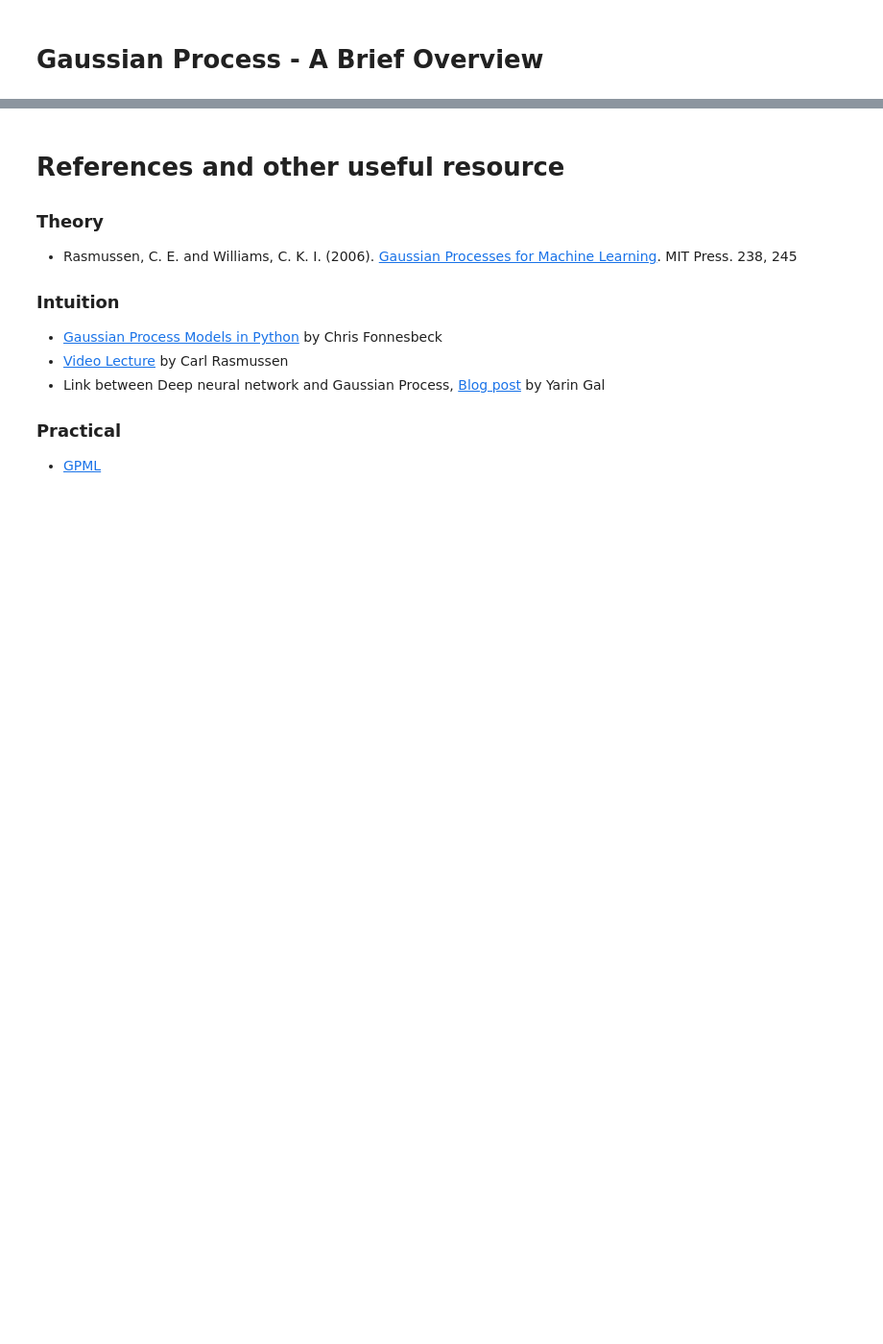
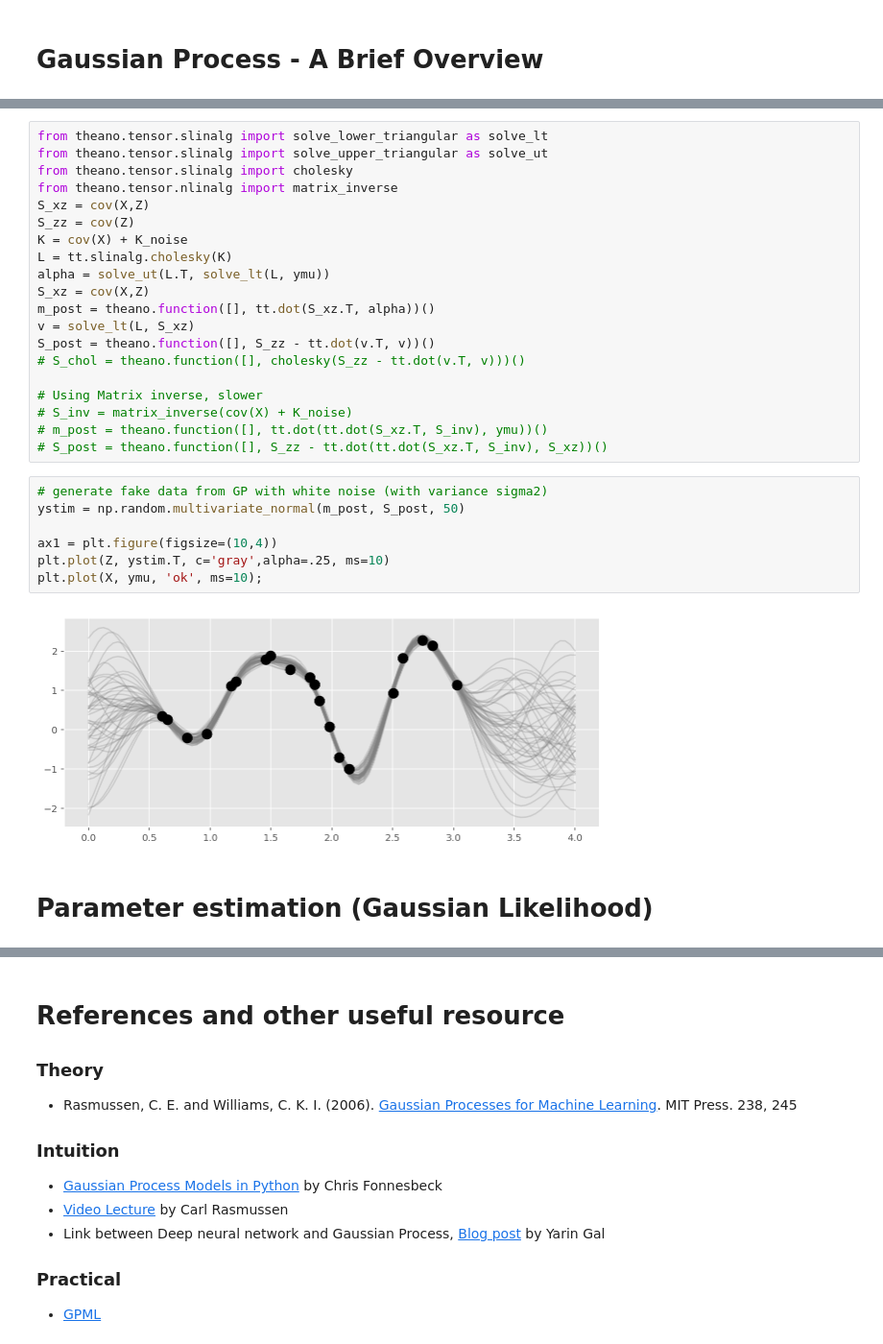
Before and after one commit to junpenglao/Bayesian_Smoothing_EyeMovement, a Jupyter notebook: GP_intro.ipynb, the cells around one changed output, grey strips where cells are left out. Shown at 96% size. Drawn from its saved outputs; the diff is of its cells as text; blank space fills up the shorter version.

```diff
--- a/GP_intro.ipynb
+++ b/GP_intro.ipynb
@@ -2,0 +133,31 @@
+# %%
+from theano.tensor.slinalg import solve_lower_triangular as solve_lt
+from theano.tensor.slinalg import solve_upper_triangular as solve_ut
+from theano.tensor.slinalg import cholesky
+from theano.tensor.nlinalg import matrix_inverse
+S_xz = cov(X,Z)
+S_zz = cov(Z)
+K = cov(X) + K_noise
+L = tt.slinalg.cholesky(K)
+alpha = solve_ut(L.T, solve_lt(L, ymu))
+S_xz = cov(X,Z)
+m_post = theano.function([], tt.dot(S_xz.T, alpha))()
+v = solve_lt(L, S_xz)
+S_post = theano.function([], S_zz - tt.dot(v.T, v))()
+# S_chol = theano.function([], cholesky(S_zz - tt.dot(v.T, v)))()
+
+# Using Matrix inverse, slower
+# S_inv = matrix_inverse(cov(X) + K_noise)
+# m_post = theano.function([], tt.dot(tt.dot(S_xz.T, S_inv), ymu))()
+# S_post = theano.function([], S_zz - tt.dot(tt.dot(S_xz.T, S_inv), S_xz))()
+# %%
+# generate fake data from GP with white noise (with variance sigma2)
+ystim = np.random.multivariate_normal(m_post, S_post, 50)
+
+ax1 = plt.figure(figsize=(10,4))
+plt.plot(Z, ystim.T, c='gray',alpha=.25, ms=10)
+plt.plot(X, ymu, 'ok', ms=10);
+# %% [output]
+[figure, added]
+# %% [markdown]
+# Parameter estimation (Gaussian Likelihood)
```
Also changed, not shown: parts of 20 cells of this notebook, 3 other files.
